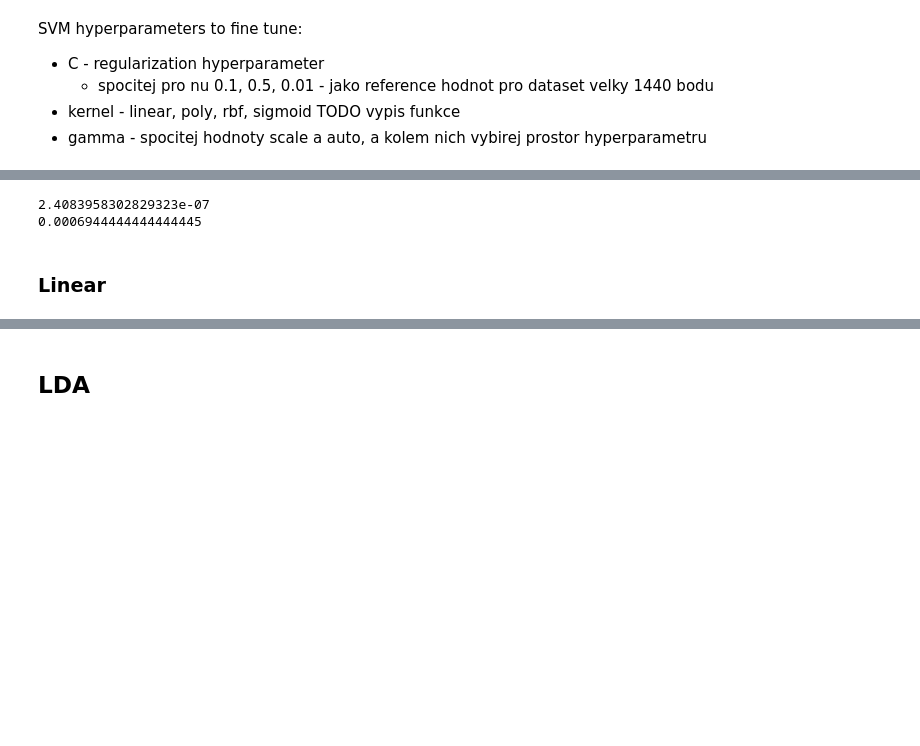
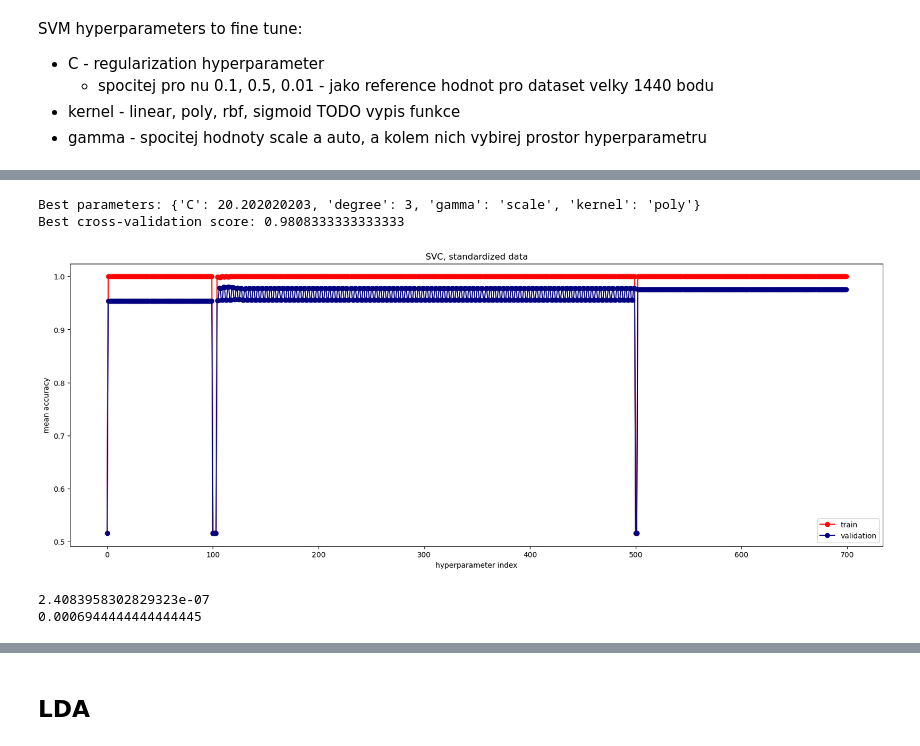
Before and after one commit to nickobard/Machine-Learning-II, a Jupyter notebook: 01/homework_01_B232.ipynb, the cells around one changed output, grey strips where cells are left out. Cells and saved outputs as stored; diff of their text form; code cells hidden in the pictures; blank space fills up the shorter version.

```diff
--- a/01/homework_01_B232.ipynb
+++ b/01/homework_01_B232.ipynb
@@ -341,0 +408,3 @@ X_train.shape
+# %%
+grid_search = train(X_cross_val_standardized, y_cross_val, model, param_grid=param_grid,
+                    file_name=f"train_results/svc/standardization_rd-{random_seed}.pickle")
@@ -342,3 +429,9 @@ X_train.shape
+# %%
+evaluate(grid_search, title="SVC, standardized data")
+# %% [output]
+Best parameters: {'C': 20.202020203, 'degree': 3, 'gamma': 'scale', 'kernel': 'poly'}
+Best cross-validation score: 0.9808333333333333
+[figure, added]
 # %%
 gamma_scale = 1 / (X_train.shape[0] * X_train.var().mean())
 print(gamma_scale)
@@ -384,2 +444,0 @@ y_cross = pd.concat((y_train, y_val))
-# %% [markdown]
-### Linear
```
Also changed, not shown: parts of 86 cells of this notebook, 9 other files.
